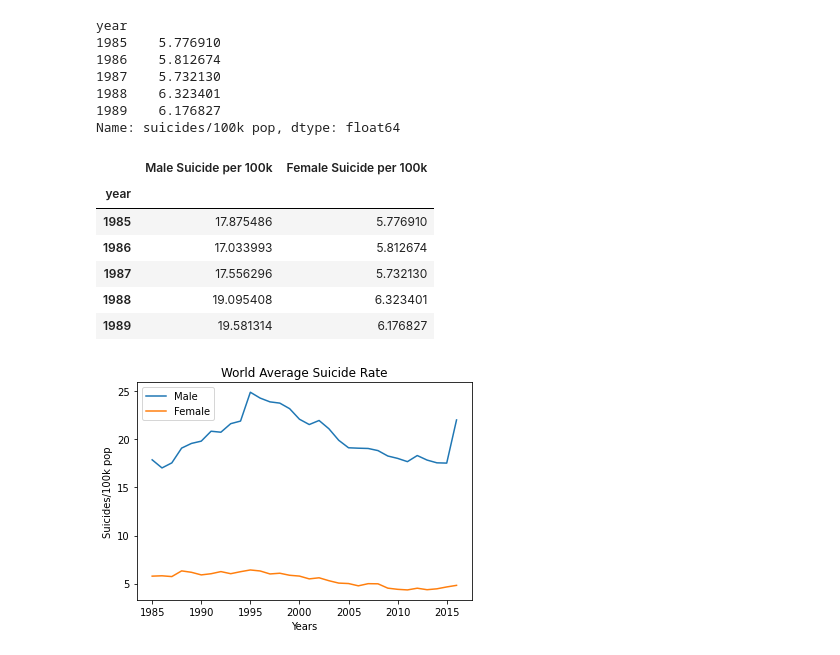
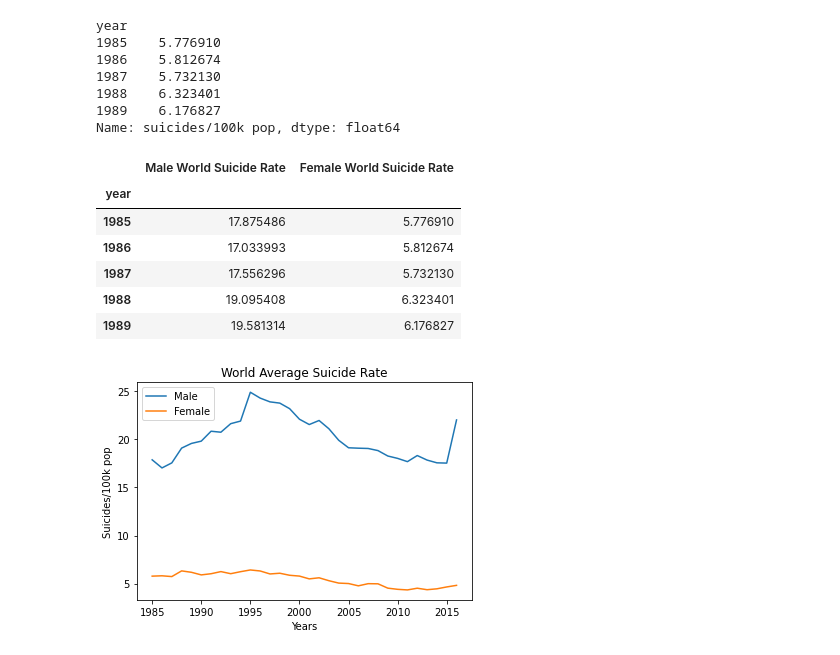
Before and after one commit to ludmilagd/SocialMediaUsageImpact, a Jupyter notebook: SuicideRatebyGender.ipynb, the cells around one changed output. Saved outputs shown, nothing was run; the diff lists cells and outputs as text; code cells hidden in the pictures.

Commit message:
added into suicide rate by gender

```diff
--- a/SuicideRatebyGender.ipynb
+++ b/SuicideRatebyGender.ipynb
@@ -74,11 +74,11 @@ year
 1989    6.176827
 Name: suicides/100k pop, dtype: float64
 # %%
-combined_t = pd.DataFrame({"Male Suicide per 100k": male_dfg,
-                       "Female Suicide per 100k": female_dfg})
+combined_t = pd.DataFrame({"Male World Suicide Rate": male_dfg,
+                       "Female World Suicide Rate": female_dfg})
 combined_t.head()
 # %% [output]
-|  | Male Suicide per 100k | Female Suicide per 100k |
+|  | Male World Suicide Rate | Female World Suicide Rate |
 | year |  |  |
 | 1985 | 17.875486 | 5.776910 |
 | 1986 | 17.033993 | 5.812674 |
```
Also changed, not shown: parts of 15 cells of this notebook.
